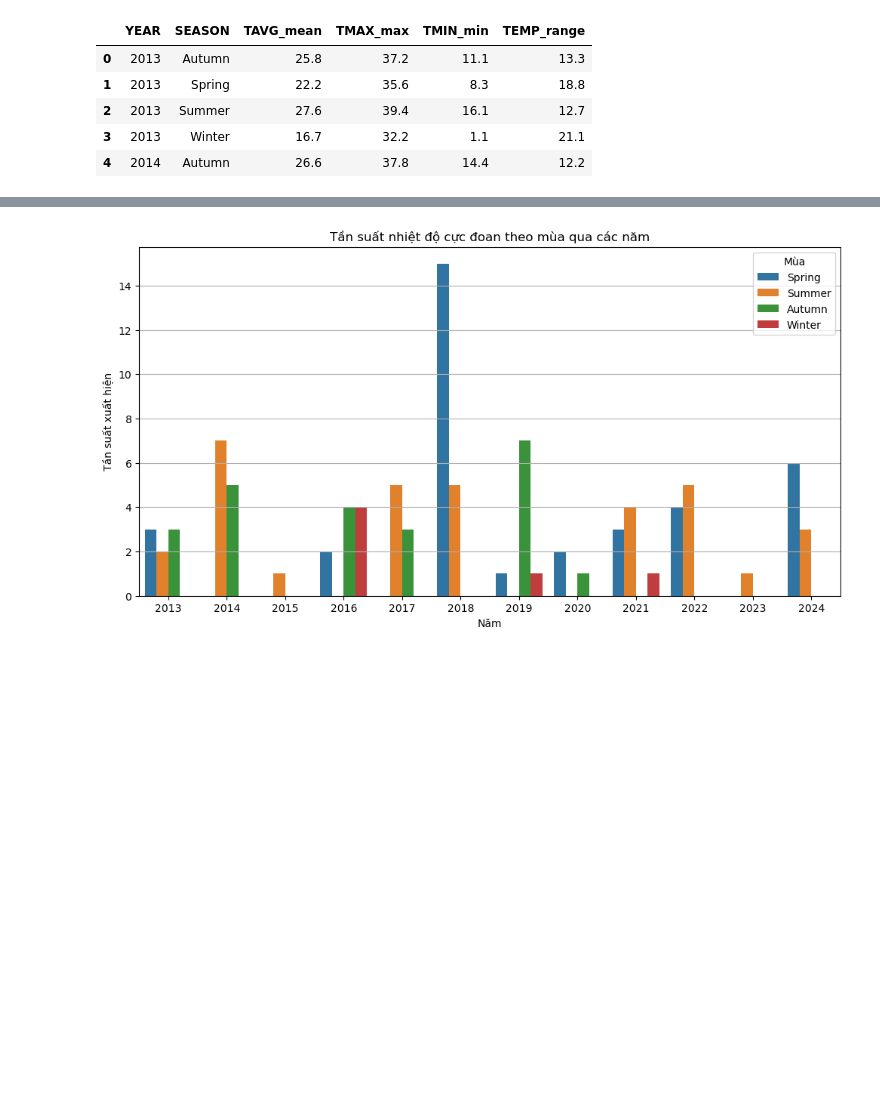
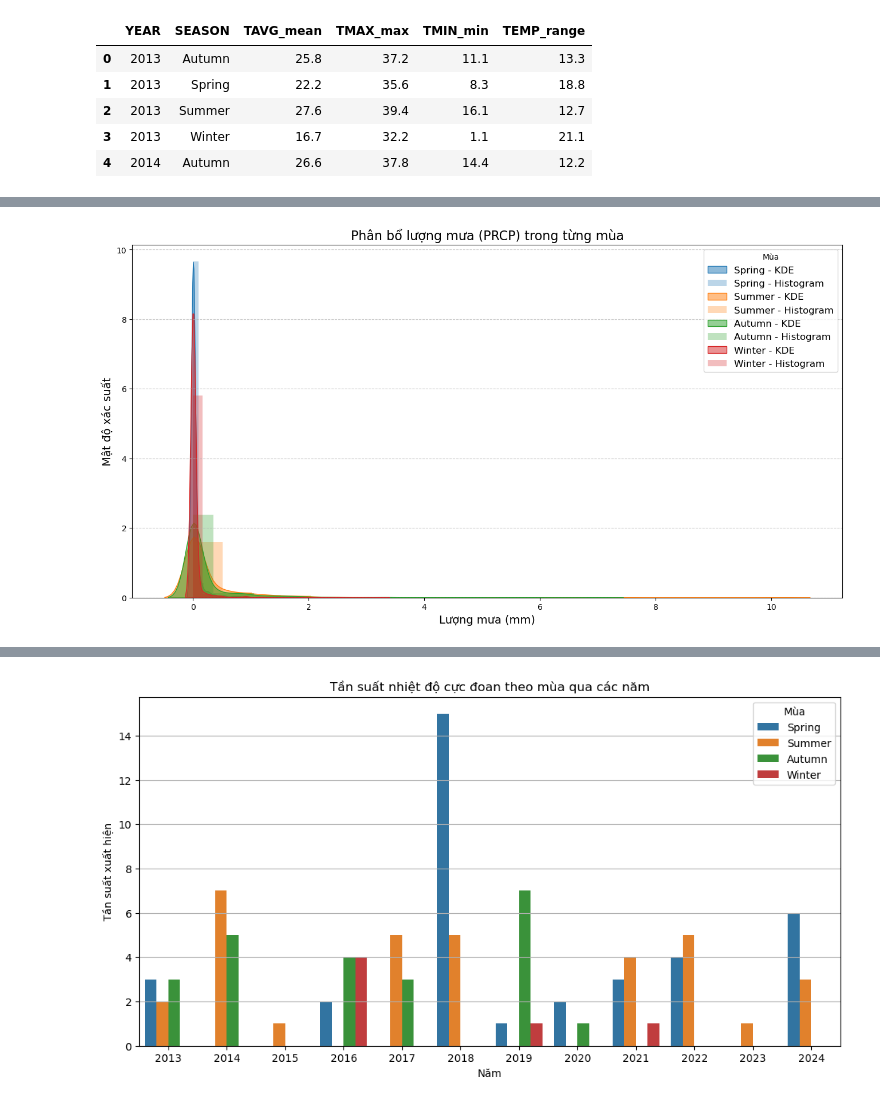
Before and after one commit to huyvanzzz/Data-Processing-Programming, a Jupyter notebook: Temperature_by_season.ipynb, the cells around one changed output, grey strips where cells are left out. Drawn from its saved outputs; the diff is of its cells as text; code cells hidden in the pictures; blank space fills up the shorter version.

```diff
--- a/Temperature_by_season.ipynb
+++ b/Temperature_by_season.ipynb
@@ -109,0 +99,17 @@ plt.show()
+# %%
+# Biểu đồ KDE và histogram cho lượng mưa theo mùa
+plt.figure(figsize=(16, 8))
+
+for season in season_order:
+    season_data = df[df['SEASON'] == season]['PRCP']
+    sns.kdeplot(season_data, label=f"{season} - KDE", fill=True, alpha=0.5)
+    plt.hist(season_data, bins=20, alpha=0.3, label=f"{season} - Histogram", density=True)
+
+plt.title('Phân bổ lượng mưa (PRCP) trong từng mùa', fontsize=16)
+plt.xlabel('Lượng mưa (mm)', fontsize=14)
+plt.ylabel('Mật độ xác suất', fontsize=14)
+plt.legend(title="Mùa", fontsize=12)
+plt.grid(axis="y", linestyle="--", alpha=0.7)
+plt.show()
+# %% [output]
+[figure, added]
```
Also changed, not shown: parts of 11 cells of this notebook.
